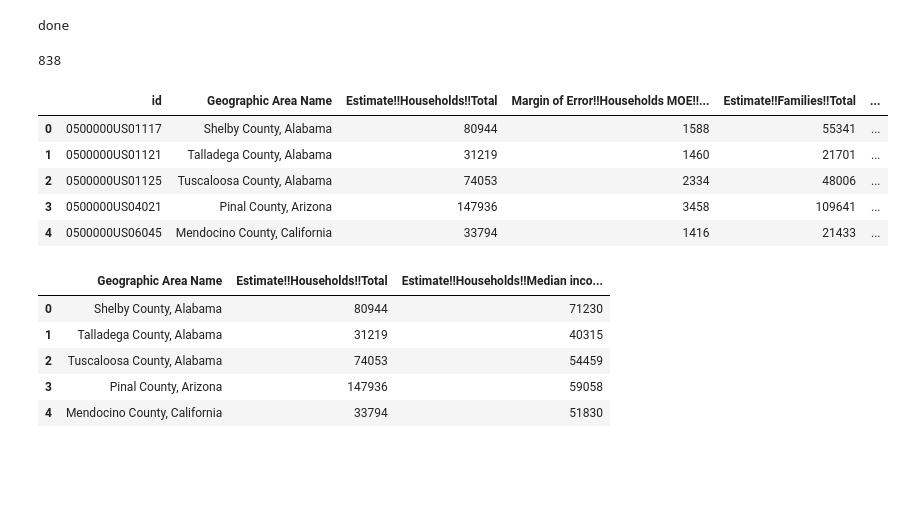
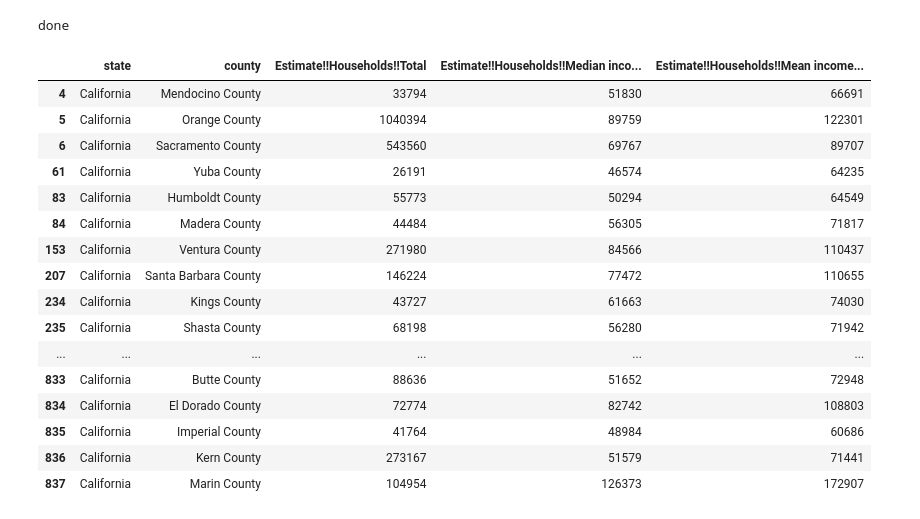
Before and after one commit to ian-branum/coronavirushotspots, a Jupyter notebook: EDA2 - Census.ipynb, the cells around one changed output. Drawn from its saved outputs; the diff is of its cells as text; code cells hidden in the pictures; blank space fills up the shorter version.

```diff
--- a/EDA2 - Census.ipynb
+++ b/EDA2 - Census.ipynb
@@ -34,22 +28,0 @@ df = median_hhi()
-# %%
-len(df)
-# %% [output]
-838
-# %%
-df.head()
-# %% [output]
-|  | id | Geographic Area Name | Estimate!!Households!!Total | Margin of Error!!Households MOE!!... | Estimate!!Families!!Total | ... |
-| 0 | 0500000US01117 | Shelby County, Alabama | 80944 | 1588 | 55341 | ... |
-| 1 | 0500000US01121 | Talladega County, Alabama | 31219 | 1460 | 21701 | ... |
-| 2 | 0500000US01125 | Tuscaloosa County, Alabama | 74053 | 2334 | 48006 | ... |
-| 3 | 0500000US04021 | Pinal County, Arizona | 147936 | 3458 | 109641 | ... |
-| 4 | 0500000US06045 | Mendocino County, California | 33794 | 1416 | 21433 | ... |
-# %%
-df[['Geographic Area Name', 'Estimate!!Households!!Total','Estimate!!Households!!Median income (dollars)']].head()
-# %% [output]
-|  | Geographic Area Name | Estimate!!Households!!Total | Estimate!!Households!!Median inco... |
-| 0 | Shelby County, Alabama | 80944 | 71230 |
-| 1 | Talladega County, Alabama | 31219 | 40315 |
-| 2 | Tuscaloosa County, Alabama | 74053 | 54459 |
-| 3 | Pinal County, Arizona | 147936 | 59058 |
-| 4 | Mendocino County, California | 33794 | 51830 |
@@ -61,0 +29,22 @@ df2 = lots_o_data()
+# %%
+hhi_df = di.extract_hhi()
+# %%
+hhi_df[hhi_df['state'] == 'California']
+# %% [output]
+|  | state | county | Estimate!!Households!!Total | Estimate!!Households!!Median inco... | Estimate!!Households!!Mean income... |
+| 4 | California | Mendocino County | 33794 | 51830 | 66691 |
+| 5 | California | Orange County | 1040394 | 89759 | 122301 |
+| 6 | California | Sacramento County | 543560 | 69767 | 89707 |
+| 61 | California | Yuba County | 26191 | 46574 | 64235 |
+| 83 | California | Humboldt County | 55773 | 50294 | 64549 |
+| 84 | California | Madera County | 44484 | 56305 | 71817 |
+| 153 | California | Ventura County | 271980 | 84566 | 110437 |
+| 207 | California | Santa Barbara County | 146224 | 77472 | 110655 |
+| 234 | California | Kings County | 43727 | 61663 | 74030 |
+| 235 | California | Shasta County | 68198 | 56280 | 71942 |
+| ... | ... | ... | ... | ... | ... |
+| 833 | California | Butte County | 88636 | 51652 | 72948 |
+| 834 | California | El Dorado County | 72774 | 82742 | 108803 |
+| 835 | California | Imperial County | 41764 | 48984 | 60686 |
+| 836 | California | Kern County | 273167 | 51579 | 71441 |
+| 837 | California | Marin County | 104954 | 126373 | 172907 |
```
Also changed, not shown: parts of 22 cells of this notebook, 8 other files.
